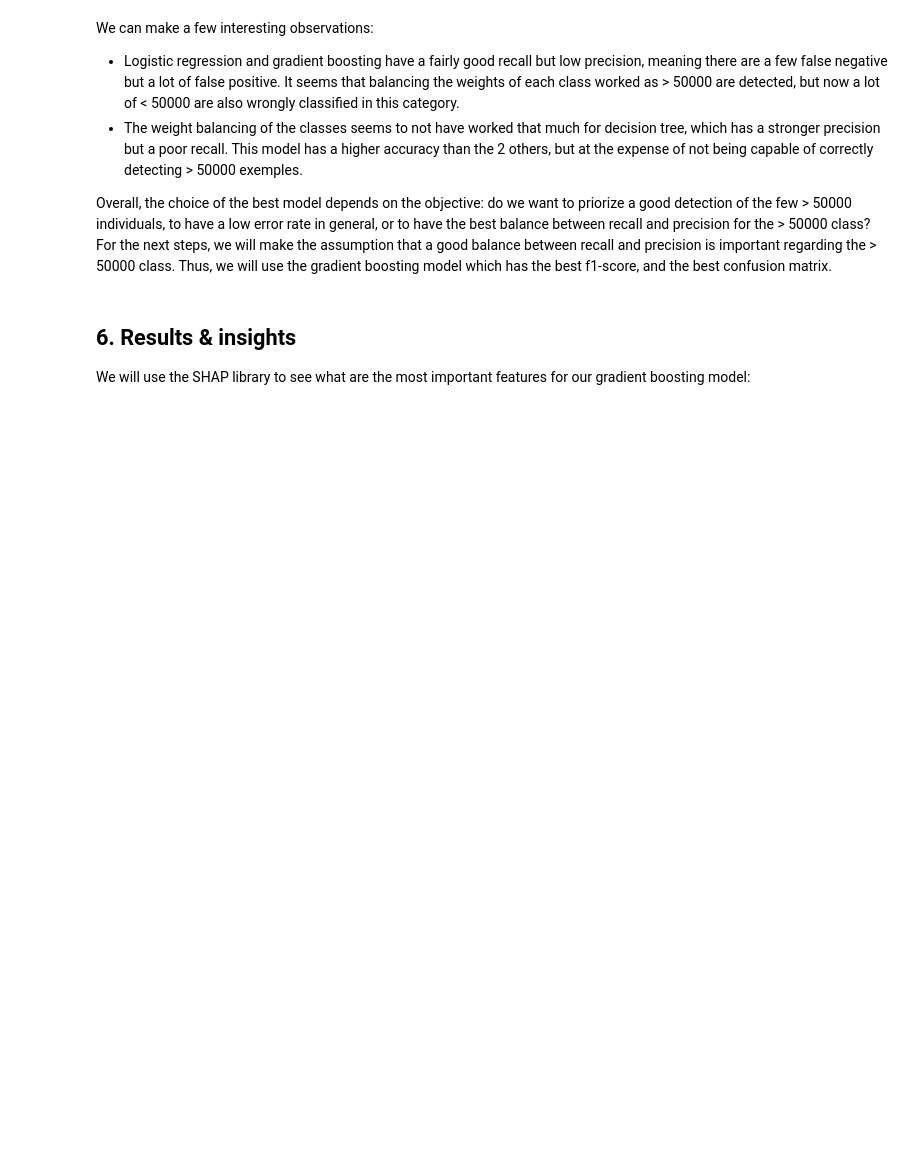
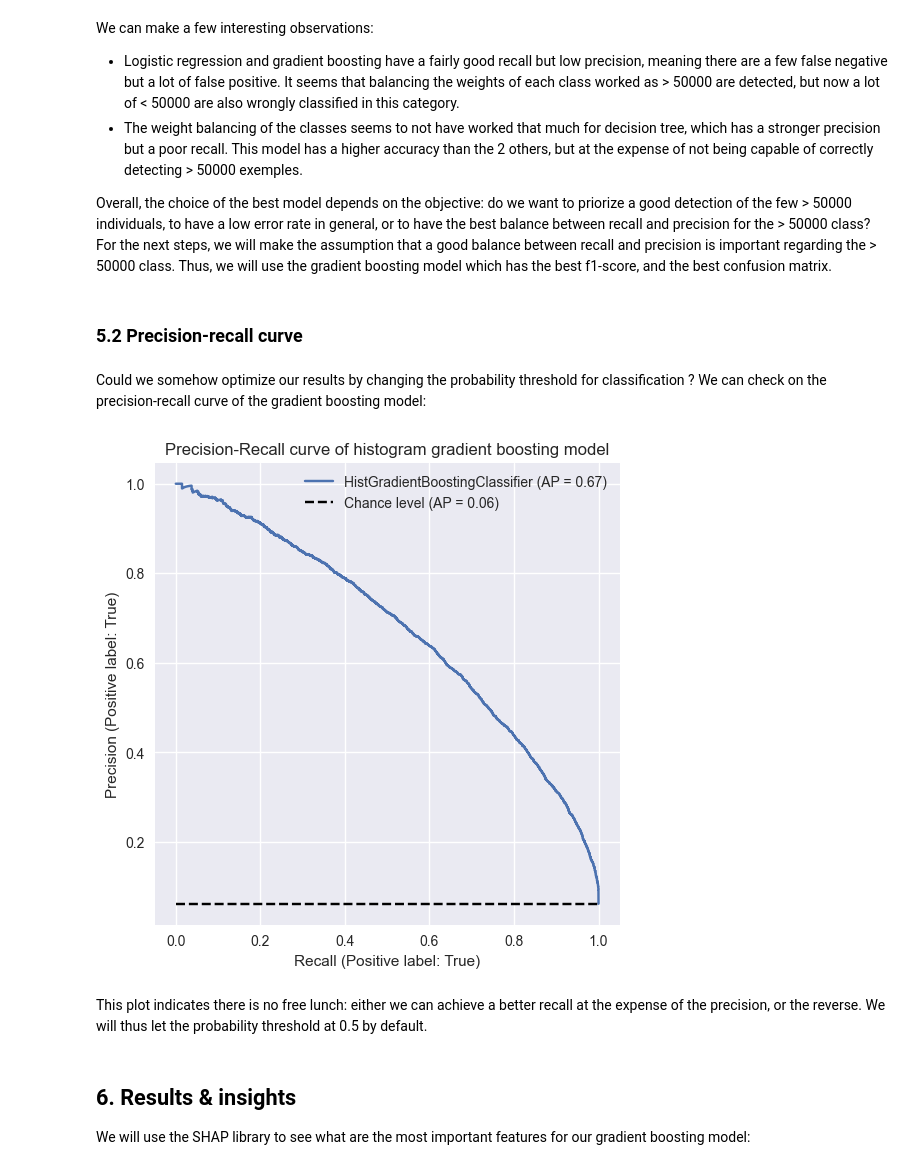
Before and after one commit to antonindurieux/US_census_analysis, a Jupyter notebook: us_census_analysis.ipynb, the cells around one changed output. Drawn from its saved outputs; the diff is of its cells as text; code cells hidden in the pictures; blank space fills up the shorter version.

```diff
--- a/us_census_analysis.ipynb
+++ b/us_census_analysis.ipynb
@@ -335,7 +335,7 @@ pipelines = ml_processing.build_processing_pipelines(
     X_learn, numerical_features, categorical_features
 )
 # %%
-pipelines, metrics_df = ml_processing.train_and_evaluate_models(
+pipelines, metrics_df, y_test = ml_processing.train_and_evaluate_models(
     pipelines, X_learn, X_test, y_learn, y_test
 )
 # %% [output]
@@ -386,6 +388,26 @@ We can make a few interesting observations:
 
 Overall, the choice of the best model depends on the objective: do we want to priorize a good detection of the few > 50000 individuals, to have a low error rate in general, or to have the best balance between recall and precision for the > 50000 class?
 For the next steps, we will make the assumption that a good balance between recall and precision is important regarding the > 50000 class. Thus, we will use the gradient boosting model which has the best f1-score, and the best confusion matrix.
+# %% [markdown]
+### 5.2 Precision-recall curve
+# %% [markdown]
+Could we somehow optimize our results by changing the probability threshold for classification ? We can check on the precision-recall curve of the gradient boosting model:
+# %%
+_, ax = plt.subplots(figsize=(6, 6))
+display = PrecisionRecallDisplay.from_estimator(
+    pipelines["histogram gradient boosting"]["model"],
+    pipelines["histogram gradient boosting"]["col_trans"].transform(X_test),
+    y_test[">50000"],
+    plot_chance_level=True,
+    ax=ax,
+)
+plt.legend(loc=1)
+ax.set_title("Precision-Recall curve of histogram gradient boosting model")
+plt.show()
+# %% [output]
+[figure, added]
+# %% [markdown]
+This plot indicates there is no free lunch: either we can achieve a better recall at the expense of the precision, or the reverse. We will thus let the probability threshold at 0.5 by default.
 # %% [markdown]
 ## 6. Results & insights
 We will use the SHAP library to see what are the most important features for our gradient boosting model:
```
Also changed, not shown: parts of 4 cells of this notebook.
